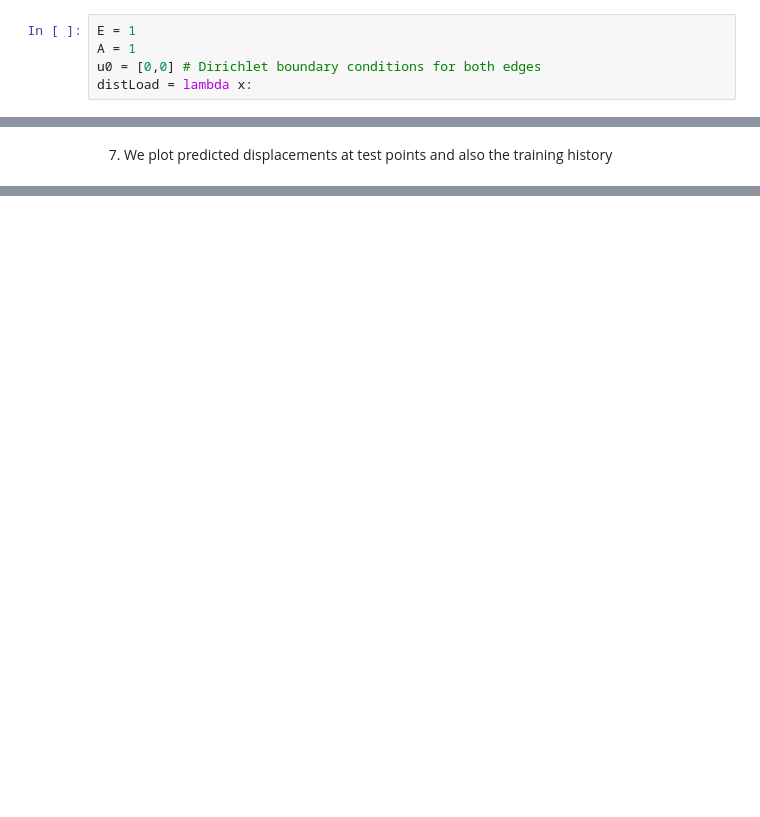
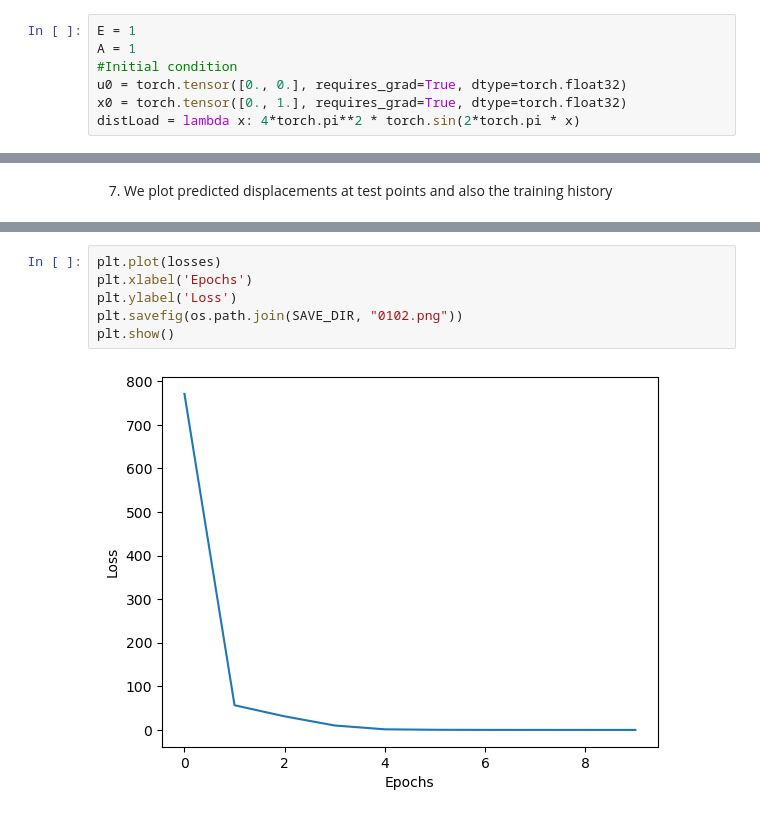
Before and after one commit to Hari31416/APL745, a Jupyter notebook: Assignments/Assignment_6/Forward problem/pinn_bar_main.ipynb, the cells around one changed output, grey strips where cells are left out. Saved outputs shown, nothing was run; the diff lists cells and outputs as text; blank space fills up the shorter version.

```diff
--- a/Assignments/Assignment_6/Forward problem/pinn_bar_main.ipynb
+++ b/Assignments/Assignment_6/Forward problem/pinn_bar_main.ipynb
@@ -29,5 +35,7 @@ u_analytic = lambda x: np.sin(2 * np.pi * x / L)
 # %%
 E = 1
 A = 1
-u0 = [0,0] # Dirichlet boundary conditions for both edges
-distLoad = lambda x:
+#Initial condition
+u0 = torch.tensor([0., 0.], requires_grad=True, dtype=torch.float32)
+x0 = torch.tensor([0., 1.], requires_grad=True, dtype=torch.float32)
+distLoad = lambda x: 4*torch.pi**2 * torch.sin(2*torch.pi * x)
@@ -70,0 +103,8 @@ torch.gradient(values, spacing = coordinates)
+# %%
+plt.plot(losses)
+plt.xlabel('Epochs')
+plt.ylabel('Loss')
+plt.savefig(os.path.join(SAVE_DIR, "0102.png"))
+plt.show()
+# %% [output]
+[figure, added]
```
Also changed, not shown: parts of 10 cells of this notebook, 18 other files.
